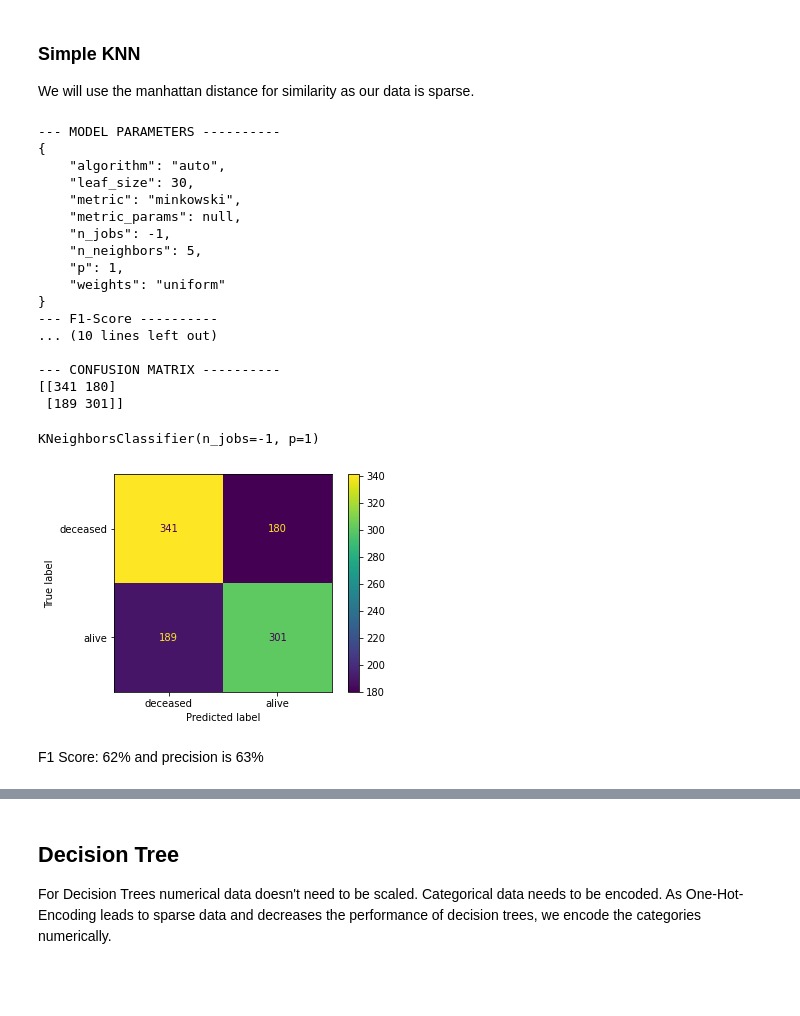
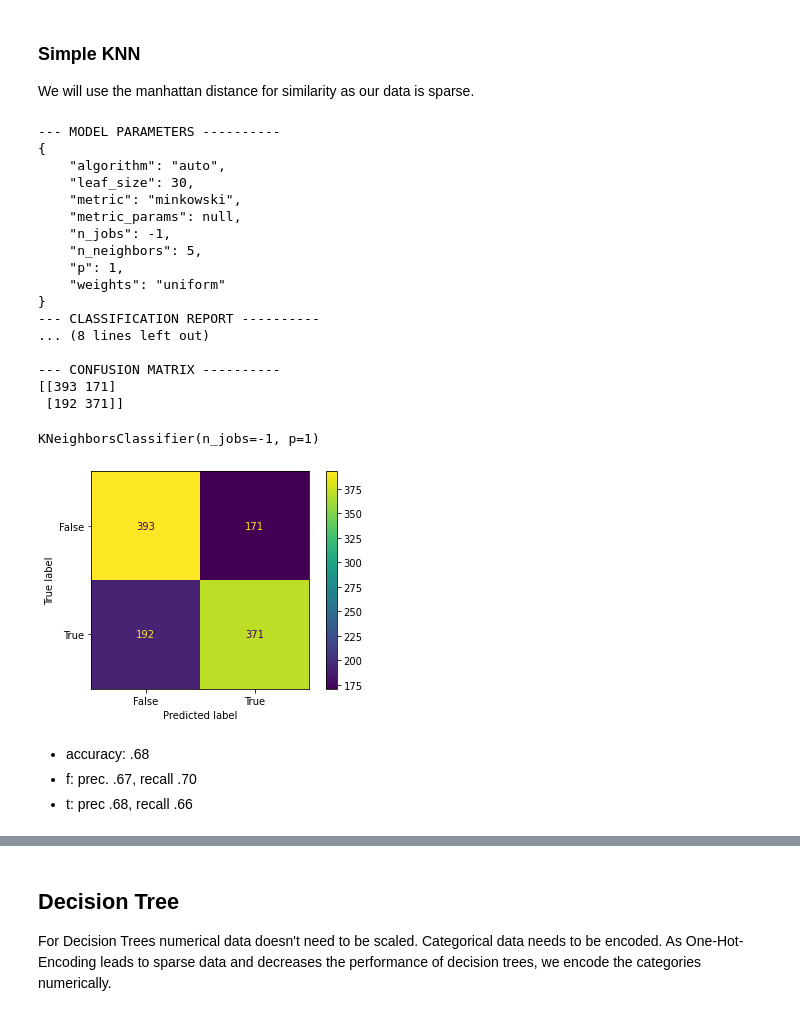
Before and after one commit to EnHaHB/Capstone, a Jupyter notebook: 04_capstone_model_14.ipynb, the cells around one changed output, grey strips where cells are left out. Saved outputs shown, nothing was run; the diff lists cells and outputs as text; code cells hidden in the pictures; blank space fills up the shorter version.

```diff
--- a/04_capstone_model_14.ipynb
+++ b/04_capstone_model_14.ipynb
@@ -96,3 +148,8 @@ y = df.DDEAD
+# %%
+X = df_new[features]
+
+# Select target
+y = df_new.DDEAD
 # %%
 print(sorted(Counter(y).items()))
 # %% [output]
@@ -126,6 +183,6 @@ print(sorted(Counter(y_under).items()))
 # %%
 # Split the data in test and training set
-X_train, X_test, y_train, y_test = train_test_split(X_under, y_under, test_size=0.3, random_state=42)
+X_train, X_test, y_train, y_test = train_test_split(X_under, y_under, test_size=0.3, random_state=42, stratify = y_under)
 # %% [markdown]
 ### Preparation of Data Scaling and Category Encoding
 Some models need scaling of numerical features and encoding of categorical features. The sklearn preprocessors are instantiated here and used where necessary in the data transformation step of each model.
@@ -305,10 +364,20 @@ Overall, there is no difference between using the Standard Scaler and the MinMax
+# %%
+# Define transformer
+transformer = ColumnTransformer([
+    ("scale", ss, num_cols),
+    ("encode", onehot, cat_cols),
+])
+
+# Transform
+X_train_trans = transformer.fit_transform(X_train)
+X_test_trans = transformer.transform(X_test)
 # %%
 params_grid = {
     "penalty": ["elasticnet"],
     "C": np.logspace(-3, 3, 7),
-    "max_iter": [200],
+    "max_iter": [500],
     "l1_ratio": np.arange(0, 1, 0.25),
     "solver": ["saga"],
 }
-rs_logreg = run_rand_grid_search(X_train_trans, X_test_trans, y_train, y_test, logreg, params_grid, cv=3, n_iter=20)
+rs_logreg = modeling.run_rand_grid_search(X_train_trans, X_test_trans, y_train, y_test, logreg, params_grid, cv=3, n_iter=20)
 # %% [output]
@@ -344,29 +435,31 @@ We will use the manhattan distance for similarity as our data is sparse.
 # Define Classifier
 knn = KNeighborsClassifier(p=1, n_jobs=-1)
 # %%
-pred_eval_plot_model(X_train_trans , X_test_trans, y_train, y_test, knn)
+modeling.pred_eval_plot_model(X_train_trans , X_test_trans, y_train, y_test, knn)
 # %% [output]
 --- MODEL PARAMETERS ----------
 {
     "algorithm": "auto",
     "leaf_size": 30,
     "metric": "minkowski",
     "metric_params": null,
     "n_jobs": -1,
     "n_neighbors": 5,
     "p": 1,
     "weights": "uniform"
 }
---- F1-Score ----------
-... (10 lines left out)
+--- CLASSIFICATION REPORT ----------
+... (8 lines left out)
 
 --- CONFUSION MATRIX ----------
-[[341 180]
- [189 301]]
+[[393 171]
+ [192 371]]
 KNeighborsClassifier(n_jobs=-1, p=1)
-[figure, old version]
+[figure, new version]
-# %% [markdown]
-F1 Score: 62% and precision is 63%
+# %% [markdown]
++ accuracy: .68
++ f: prec. .67, recall .70
++ t: prec .68, recall .66
 # %%
 params_grid = {
     'n_neighbors': [3, 5, 11, 19],
```
Also changed, not shown: parts of 35 cells of this notebook, 3 other files.
